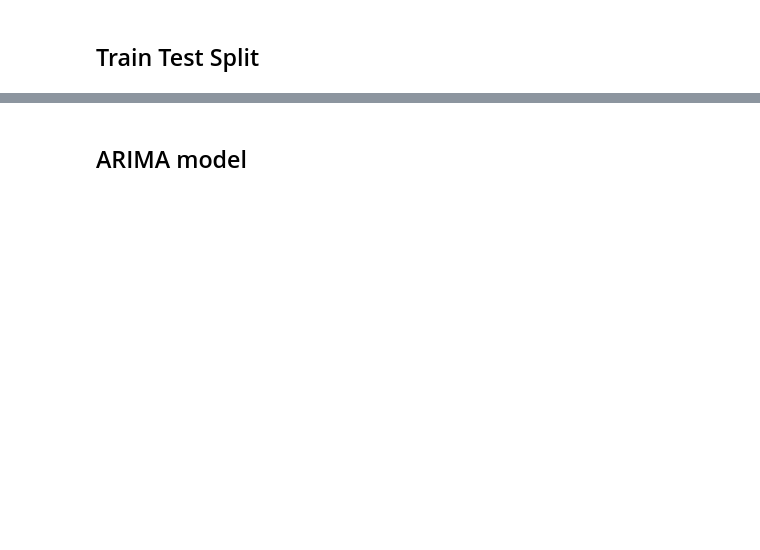
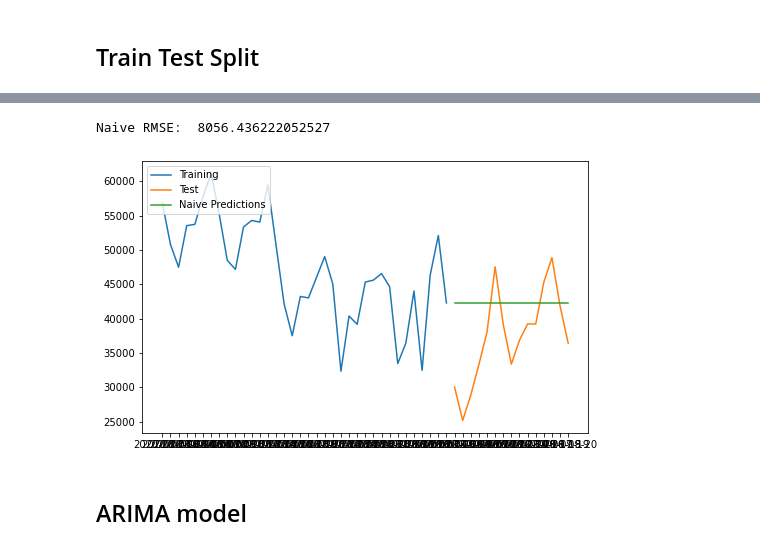
Before and after one commit to jagan-singh/covid-forecasting, a Jupyter notebook: us_cases.ipynb, the cells around one changed output, grey strips where cells are left out. Cells and saved outputs as stored; diff of their text form; code cells hidden in the pictures; blank space fills up the shorter version.

```diff
--- a/us_cases.ipynb
+++ b/us_cases.ipynb
@@ -180,0 +164,3 @@ plt.show()
+# %%
+naive_preds = test.copy()
+naive_preds.values[:] = train[len(train)-1]
@@ -181,3 +187,17 @@ plt.show()
+# %%
+naive_RMSE = np.sqrt(mean_squared_error(naive_preds, test))
+print('Naive RMSE: ', naive_RMSE)
+# %% [output]
+Naive RMSE:  8056.436222052527
+# %%
+
+plt.plot(train.loc['2020-08-01':'2020-09-05'], label = 'Training')
+plt.plot(test, label = 'Test')
+plt.plot(naive_preds, label = 'Naive Predictions')
+plt.legend(loc = 'upper left')
+plt.show()
+# %% [output]
+[figure, added]
 # %% [markdown]
 ## ARIMA model
 # %%
```
Also changed, not shown: parts of 51 cells of this notebook, 5 other files.
